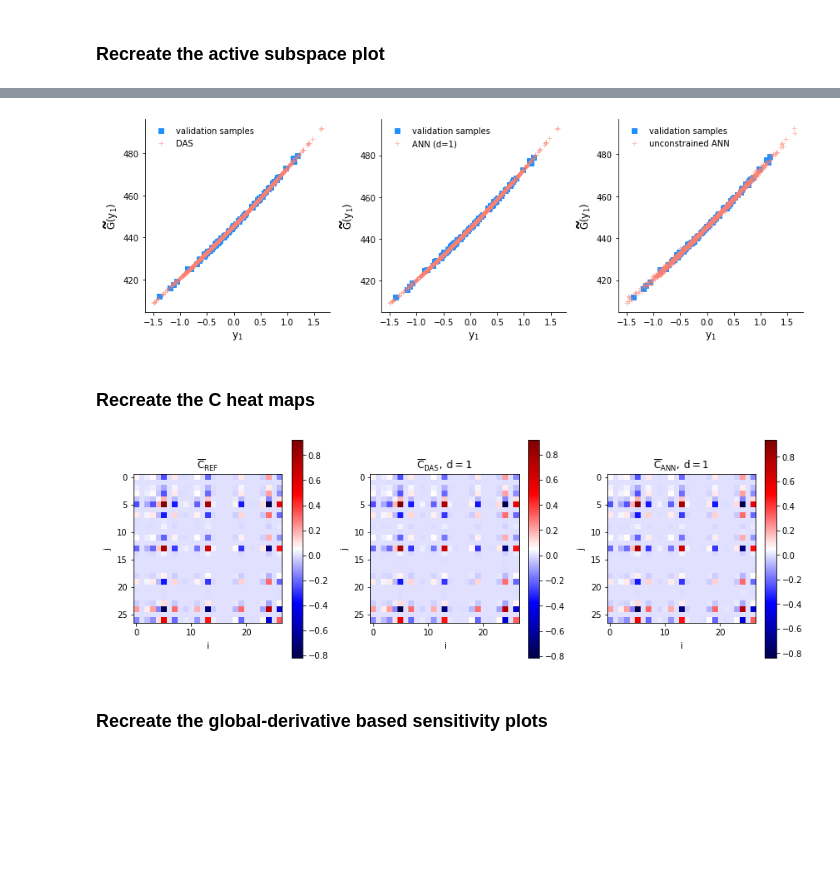
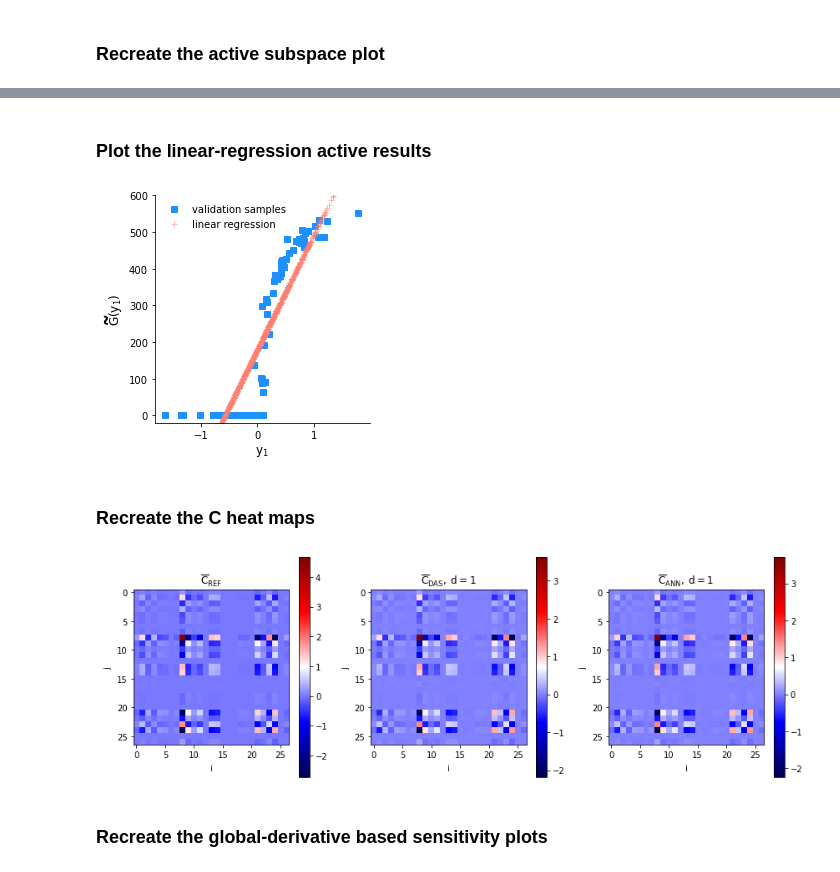
Before and after one commit to wedeling/deep_active_subspace_data, a Jupyter notebook: HIV/HIV.ipynb, the cells around one changed output, grey strips where cells are left out. Cells and saved outputs as stored; diff of their text form; code cells hidden in the pictures; blank space fills up the shorter version.

Commit message:
changes due to revision 2: added linear regression results

```diff
--- a/HIV/HIV.ipynb
+++ b/HIV/HIV.ipynb
@@ -64,7 +66,7 @@ params = data['inputs']
 samples = data['outputs']
 
 # time index at which to construct an active subspace
-I = 5
+I = -1
 samples = samples[:, I].reshape([-1, 1])
 derivatives = derivatives[:, I, :]
 # scale the derivatives for consistency with the standardized ANN and DAS results
@@ -177,3 +189,15 @@ Batch 9000 learning rate 0.001 loss: 0.0006512377998510526
+# %%
+# regression features X
+X_hat = np.ones([samples.size, D + 1])
+X_hat[:,1:] = params
+# (X^TX)^{-1}
+XTX_inv = np.linalg.inv(np.dot(X_hat.T, X_hat))
+# X^Tf
+XTf = np.dot(X_hat.T, samples)
+# least-square coefficients
+a_hat = np.dot(XTX_inv, XTf)
+# linear-regression approximation of the 1D active subspace
+w1_dirty = a_hat[1:] / np.linalg.norm(a_hat[1:])
 # %% [markdown]
 ### Compute the original active subspace of the constrained ANN
 # %%
@@ -365,51 +438,23 @@ findfont: Font family ['DejaVu Sans Display'] not found. Falling back to DejaVu
+# %% [markdown]
+### Plot the linear-regression active results
 # %%
-#########################
-# plot active subspaces #
-#########################
+y_val_dirty = np.dot(w1_dirty.T, x_val.T).T
+y_dirty = np.dot(w1_dirty.T, params.T).T
+dirty_samples = np.dot(X_hat, a_hat)
 
-# Generate new code validation samples
-from HIV_model import *
-n_val = 100
-x_val = np.random.rand(n_val, D) * 2 - 1
-val_samples = Tcells(x_val, np.linspace(1, times[I], times[I]))[:, -1]
-y_val = np.dot(W_1.T, x_val.T).T
-y_val_ann = np.dot(V_1.T, x_val.T).T
-y_val_ann_uc = np.dot(R_1.T, x_val.T).T
-
-# plot DAS surrogate in y coordinate
-fig = plt.figure(figsize=[12, 4])
-ax = fig.add_subplot(131)
+fig = plt.figure(figsize=[4,4])
+ax = fig.add_subplot(111, ylim=[-20, 600])
 ax.set_xlabel(r'$y_1$', fontsize=12)
 ax.set_ylabel(r'$\widetilde{G}\left(y_1\right)$', fontsize=12)
-ax.plot(y_val, val_samples, 's', color='dodgerblue', label='validation samples')
-ax.plot(y_das, das_samples, '+', color='salmon', label='DAS', alpha=0.5)
+ax.plot(y_val_dirty, val_samples, 's', color='dodgerblue', label='validation samples')
+ax.plot(y_dirty, dirty_samples, '+', color='salmon', label='linear regression', alpha=0.5)
 leg = ax.legend(loc=0, frameon=False)
 leg.set_draggable(True)
 sns.despine(top=True)
 plt.tight_layout()
-
-# plot ANN surrogate in y coordinate
-ax = fig.add_subplot(132)
-ax.set_xlabel(r'$y_1$', fontsize=12)
-ax.set_ylabel(r'$\widetilde{G}\left(y_1\right)$', fontsize=12)
-ax.plot(y_val_ann, val_samples, 's', color='dodgerblue', label='validation samples')
-ax.plot(y_ann, ann_samples, '+', color='salmon', label='ANN (d=1)', alpha=0.5)
-leg = ax.legend(loc=0, frameon=False)
-leg.set_draggable(True)
-sns.despine(top=True)
-plt.tight_layout()
-
-ax = fig.add_subplot(133)
-ax.set_xlabel(r'$y_1$', fontsize=12)
-ax.set_ylabel(r'$\widetilde{G}\left(y_1\right)$', fontsize=12)
-ax.plot(y_val_ann_uc, val_samples, 's', color='dodgerblue', label='validation samples')
-ax.plot(y_ann_uc, ann_uc_samples, '+', color='salmon', label='unconstrained ANN', alpha=0.5)
-leg = ax.legend(loc=0, frameon=False)
-leg.set_draggable(True)
-sns.despine(top=True)
-plt.tight_layout()
+plt.savefig("foo.pdf")
 # %% [output]
-[figure, old version]
+[figure, new version]
 # %% [markdown]
 ### Recreate the C heat maps
 # %%
@@ -429,7 +474,7 @@ im = ax3.imshow(C_ann)
 plt.colorbar(im)
 plt.tight_layout()
 # %% [output]
-[figure, old version]
+[figure, new version]
 # %% [markdown]
 ### Recreate the global-derivative based sensitivity plots
 # %%
```
Also changed, not shown: parts of 12 cells of this notebook, 4 other files.
